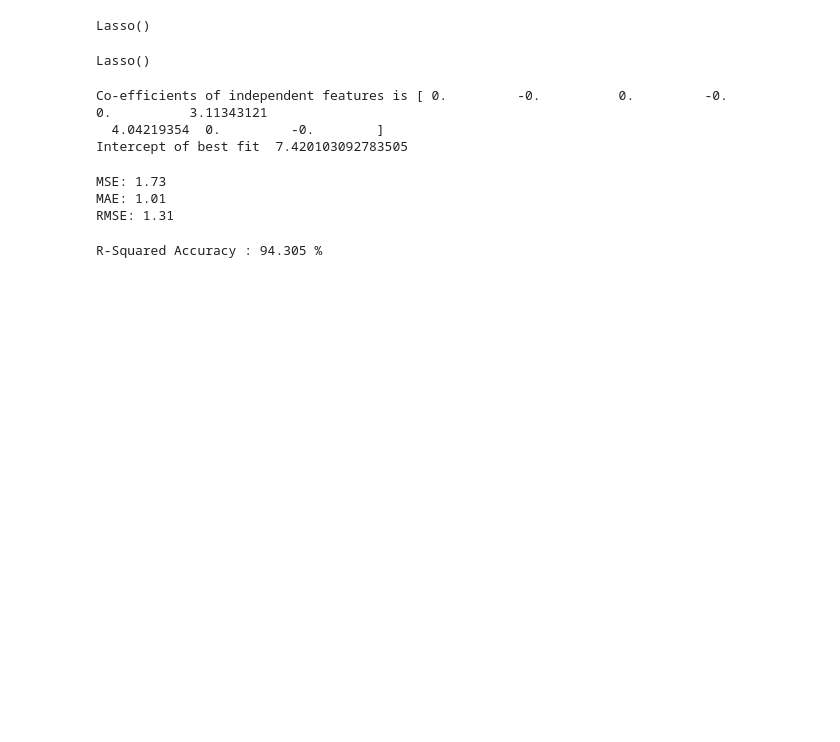
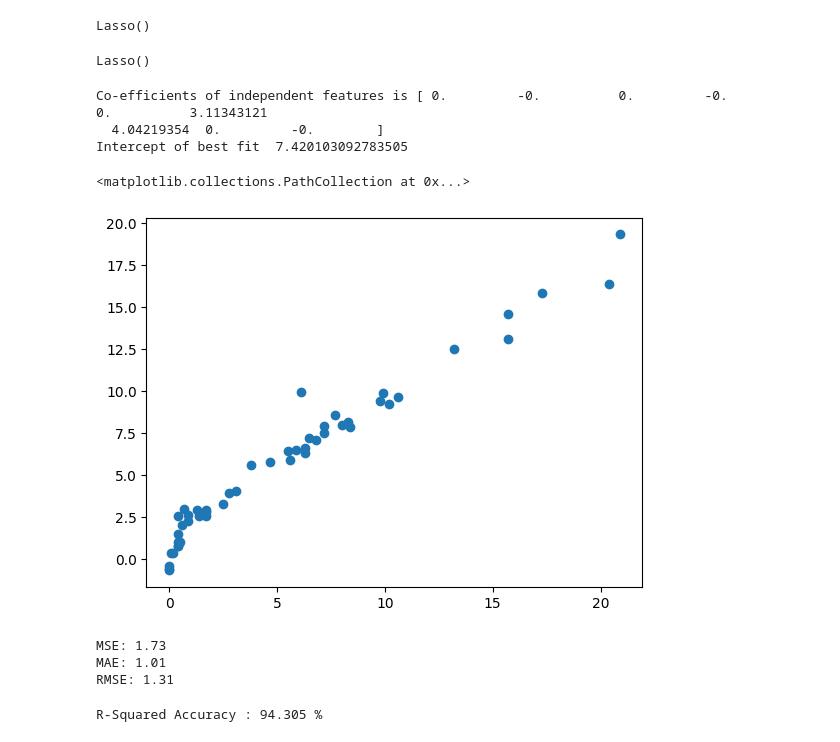
Before and after one commit to floramaevillarin/Artificial_Neural_Network, a Jupyter notebook: AlgerianForestFires_FloraMaeVillarin.ipynb, the cells around one changed output. Drawn from its saved outputs; the diff is of its cells as text; code cells hidden in the pictures; blank space fills up the shorter version.

```diff
--- a/AlgerianForestFires_FloraMaeVillarin.ipynb
+++ b/AlgerianForestFires_FloraMaeVillarin.ipynb
@@ -551,6 +561,11 @@ Intercept of best fit  7.420103092783505
 # %%
 # Prediction of test data
 lasso_reg_pred=lasso_reg.predict(X_test_scaled)
+
+plt.scatter(y_test,lasso_reg_pred)
+# %% [output]
+<matplotlib.collections.PathCollection at 0x...>
+[figure, added]
 # %%
 # Prediction of test data
 lasso_reg_pred=lasso_reg.predict(X_test_scaled)
```
Also changed, not shown: parts of 11 cells of this notebook.
